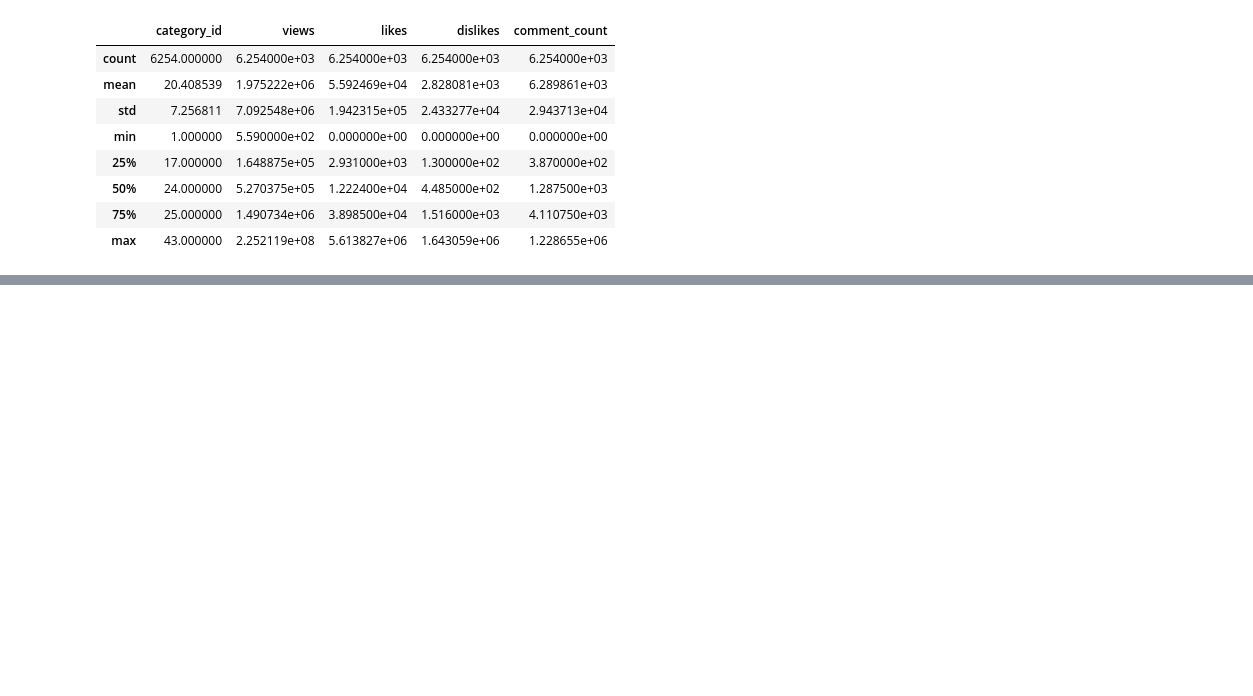
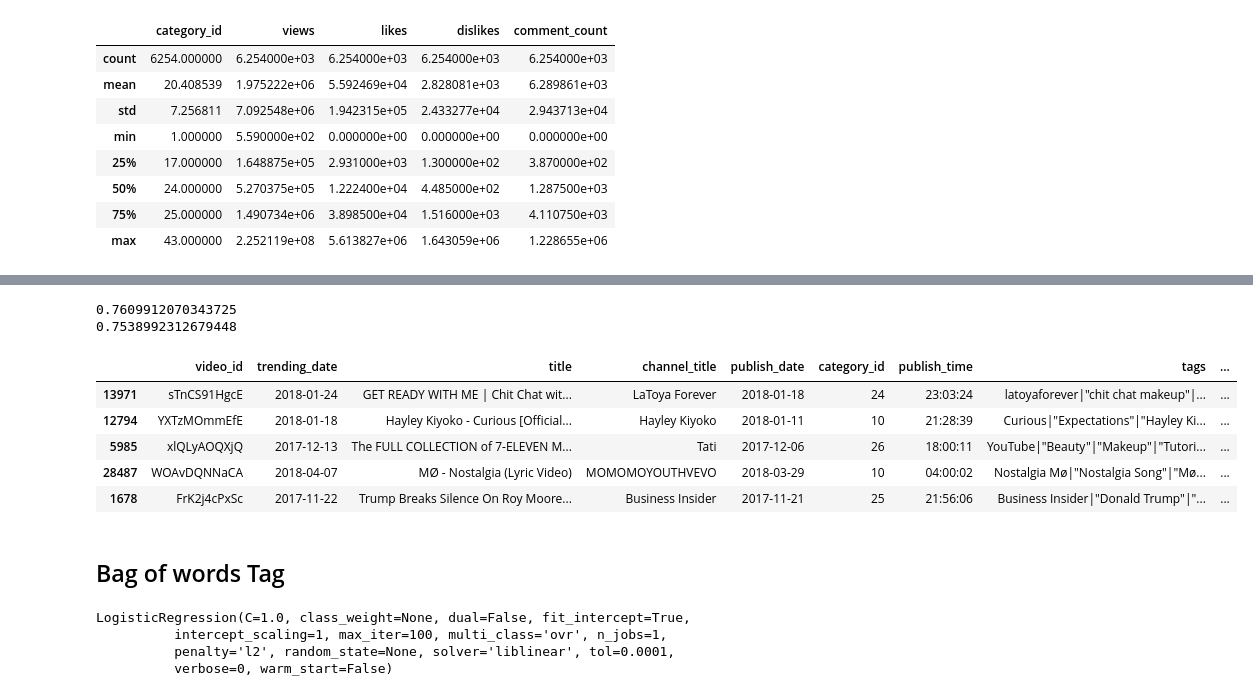
Before and after one commit to TheSeeker23/YoutubeClassifier, a Jupyter notebook: Analyzing features weight for YouTube trending.ipynb, the cells around one changed output, grey strips where cells are left out. Cells and saved outputs as stored; diff of their text form; code cells hidden in the pictures; blank space fills up the shorter version.

```diff
--- a/Analyzing features weight for YouTube trending.ipynb
+++ b/Analyzing features weight for YouTube trending.ipynb
@@ -190,0 +264,3 @@ USvideos_lastentry.describe()
+# %%
+classifier = LogisticRegression()
+classifier.fit(x_train, y_train)
@@ -190,0 +287,24 @@ USvideos_lastentry.describe()
+# %%
+print(metrics.accuracy_score(y_test, predicted))
+print(metrics.roc_auc_score(y_test, probs[:, 1]))
+# %% [output]
+0.7609912070343725
+0.7538992312679448
+# %%
+probs = classifier.predict_proba(count_vectorizer.transform(USvideos_lastentry['description']))
+# %%
+USvideos_description = USvideos_lastentry
+# %%
+USvideos_description['predicted_sentiment'] = probs.max(axis=1)
+# %%
+USvideos_description = USvideos_description.sort_values('predicted_sentiment', ascending=False)
+USvideos_description.head()
+# %% [output]
+|  | video_id | trending_date | title | channel_title | publish_date | category_id | publish_time | tags | ... |
+| 13971 | sTnCS91HgcE | 2018-01-24 | GET READY WITH ME | Chit Chat wit... | LaToya Forever | 2018-01-18 | 24 | 23:03:24 | latoyaforever|"chit chat makeup"|... | ... |
+| 12794 | YXTzMOmmEfE | 2018-01-18 | Hayley Kiyoko - Curious [Official... | Hayley Kiyoko | 2018-01-11 | 10 | 21:28:39 | Curious|"Expectations"|"Hayley Ki... | ... |
+| 5985 | xlQLyAOQXjQ | 2017-12-13 | The FULL COLLECTION of 7-ELEVEN M... | Tati | 2017-12-06 | 26 | 18:00:11 | YouTube|"Beauty"|"Makeup"|"Tutori... | ... |
+| 28487 | WOAvDQNNaCA | 2018-04-07 | MØ - Nostalgia (Lyric Video) | MOMOMOYOUTHVEVO | 2018-03-29 | 10 | 04:00:02 | Nostalgia Mø|"Nostalgia Song"|"Mø... | ... |
+| 1678 | FrK2j4cPxSc | 2017-11-22 | Trump Breaks Silence On Roy Moore... | Business Insider | 2017-11-21 | 25 | 21:56:06 | Business Insider|"Donald Trump"|"... | ... |
+# %% [markdown]
+## Bag of words Tag
@@ -190,0 +315,8 @@ USvideos_lastentry.describe()
+# %%
+classifier = LogisticRegression()
+classifier.fit(x_train, y_train)
+# %% [output]
+LogisticRegression(C=1.0, class_weight=None, dual=False, fit_intercept=True,
+          intercept_scaling=1, max_iter=100, multi_class='ovr', n_jobs=1,
+          penalty='l2', random_state=None, solver='liblinear', tol=0.0001,
+          verbose=0, warm_start=False)
```
Also changed, not shown: parts of 27 cells of this notebook.
